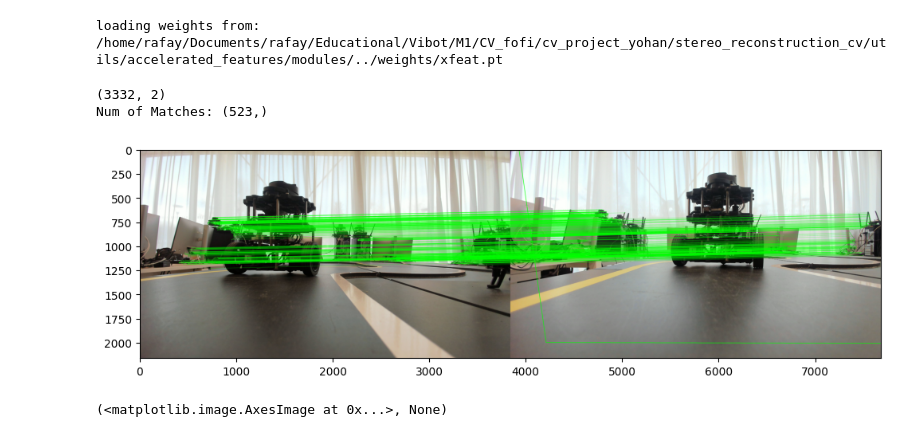
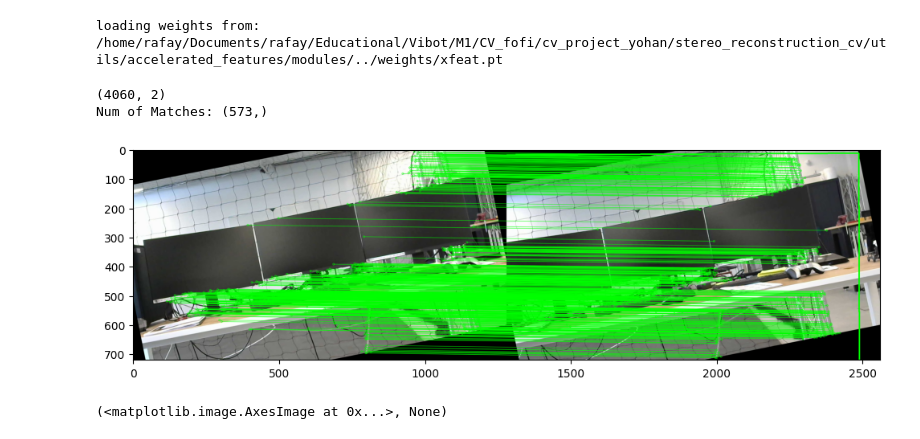
Before and after one commit to rafayaamirgull/stereo_reconstruction_cv, a Jupyter notebook: main.ipynb, the cells around one changed output. Cells and saved outputs as stored; diff of their text form; code cells hidden in the pictures.

```diff
--- a/main.ipynb
+++ b/main.ipynb
@@ -227,8 +235,12 @@ def stereo_rectify(K0, K1, R, T, image_size):
     return R1, R2, P1, P2, Q
 # %%
 # Perform stereo rectification
-R1, R2, P1, P2, Q = stereo_rectify(K0, K1, R, T, image_size)
-
+R1, R2, P1, P2, Q = stereo_rectify(K0, dist_coeffs0, K1, dist_coeffs1, R, T, image_size)
+# Compute the projection matrices for the two cameras
+P1 = K0 @ np.hstack(
+    (np.eye(3), np.zeros((3, 1)))
+)  # Projection matrix for the first camera
+P2 = K0 @ np.hstack((R, T))  # Projection matrix for the second camera
 # Print results for verification
 print("R1:\n", R1)
 print("R2:\n", R2)
@@ -586 +494,4 @@ R1, R2, P1, P2, Q
+# %%
+im0 = imgL_rect # An RGB image from left camera. Other options to use...imgL_color and imgL_rect
+im1 = imgR_rect # An RGB image from right camera. Other options to use...imgR_color and imgR_rect
 # %%
@@ -658,32 +564,32 @@ def feat_detect_match(stereo_path, contrast_threshold=0.04):
 # %%
-imgL_with_kp, imgR_with_kp, img_matches, img_good_matches, pts1, pts2 = feat_detect_match(dataset_name)
+imgL_with_kp, imgR_with_kp, img_matches, img_good_matches, pts1, pts2, matches, good_matches= (
+    feat_detect_match(im0, im1)
+)
 
 # Display the results
 plt.figure(figsize=(12, 6))
 
 plt.subplot(2, 2, 1)
-plt.title("Original Left Image")
+plt.title("Keypoints in Left Image")
 plt.imshow(imgL_with_kp)
 
 plt.subplot(2, 2, 2)
-plt.title("Original Right Image")
+plt.title("Keypoints in Right Image")
 plt.imshow(imgR_with_kp)
 
 plt.subplot(2, 2, 3)
-plt.title("Rectified Left Image with Epipolar Lines")
+plt.title(f"Feature Matches (FLANN Matcher) {len(matches)}")
 plt.imshow(img_matches)
 
 plt.subplot(2, 2, 4)
-plt.title("Rectified Right Image with Epipolar Lines")
+plt.title(f"Good Matches {len(good_matches)} after ratio test (lowe_ratio={lowe_ratio})")
 plt.imshow(img_good_matches)
 
 plt.tight_layout()
 plt.show()
-
 # Save the rectified images
-cv2.imwrite(os.path.join(dataset_name,"imgL_with_kp.jpg"), imgL_with_kp)
-cv2.imwrite(os.path.join(dataset_name,"imgR_with_kp.jpg"), imgR_with_kp)
-cv2.imwrite(os.path.join(dataset_name,"img_matches.jpg"), img_matches)
-cv2.imwrite(os.path.join(dataset_name,"img_good_matches.jpg"), img_good_matches)
-print(pts1)
+cv2.imwrite(os.path.join(dataset_name, "imgL_with_kp.jpg"), imgL_with_kp)
+cv2.imwrite(os.path.join(dataset_name, "imgR_with_kp.jpg"), imgR_with_kp)
+cv2.imwrite(os.path.join(dataset_name, "img_matches.jpg"), img_matches)
+cv2.imwrite(os.path.join(dataset_name, "img_good_matches.jpg"), img_good_matches)
 # %% [output]
@@ -881,13 +859,6 @@ import matplotlib.pyplot as plt
 from modules.xfeat import XFeat
 
 xfeat = XFeat()
-
-# Load some example images
-
-# im1 = np.expand_dims(imgL, axis=(1, 0))
-# im2 = np.expand_dims(imgR, axis=(1, 0))
-im1 = imgL_color
-im2 = imgR_color
 # %% [output]
 loading weights from: /home/rafay/Documents/rafay/Educational/Vibot/M1/CV_fofi/cv_project_yohan/stereo_reconstruction_cv/utils/accelerated_features/modules/../weights/xfeat.pt
 # %%
@@ -940,20 +911,20 @@ def warp_corners_and_draw_matches(ref_points, dst_points, img1, img2):
     return img_matches, keypoints1, keypoints2, matches
 # %%
 # Use out-of-the-box function for extraction + MNN matching
-mkpts_0, mkpts_1 = xfeat.match_xfeat(im1, im2, top_k=10000)
+mkpts_0, mkpts_1 = xfeat.match_xfeat(im0, im1, top_k=10000)
 print(mkpts_0.shape)
 
 canvas, keypoints1, keypoints2, matches = warp_corners_and_draw_matches(
-    mkpts_0, mkpts_1, im1, im2
+    mkpts_0, mkpts_1, im0, im1
 )
 print(f"Num of Matches: {np.shape(matches)}")
 
 plt.figure(figsize=(12, 12))
 plt.imshow(canvas[..., ::-1]), plt.show()
 # %% [output]
-(3332, 2)
-Num of Matches: (523,)
+(4060, 2)
+Num of Matches: (573,)
-[figure, old version]
+[figure, new version]
 (<matplotlib.image.AxesImage at 0x...>, None)
 # %%
 # Use out-of-the-box function for extraction + coarse-to-fine matching
```
Also changed, not shown: parts of 30 cells of this notebook.
